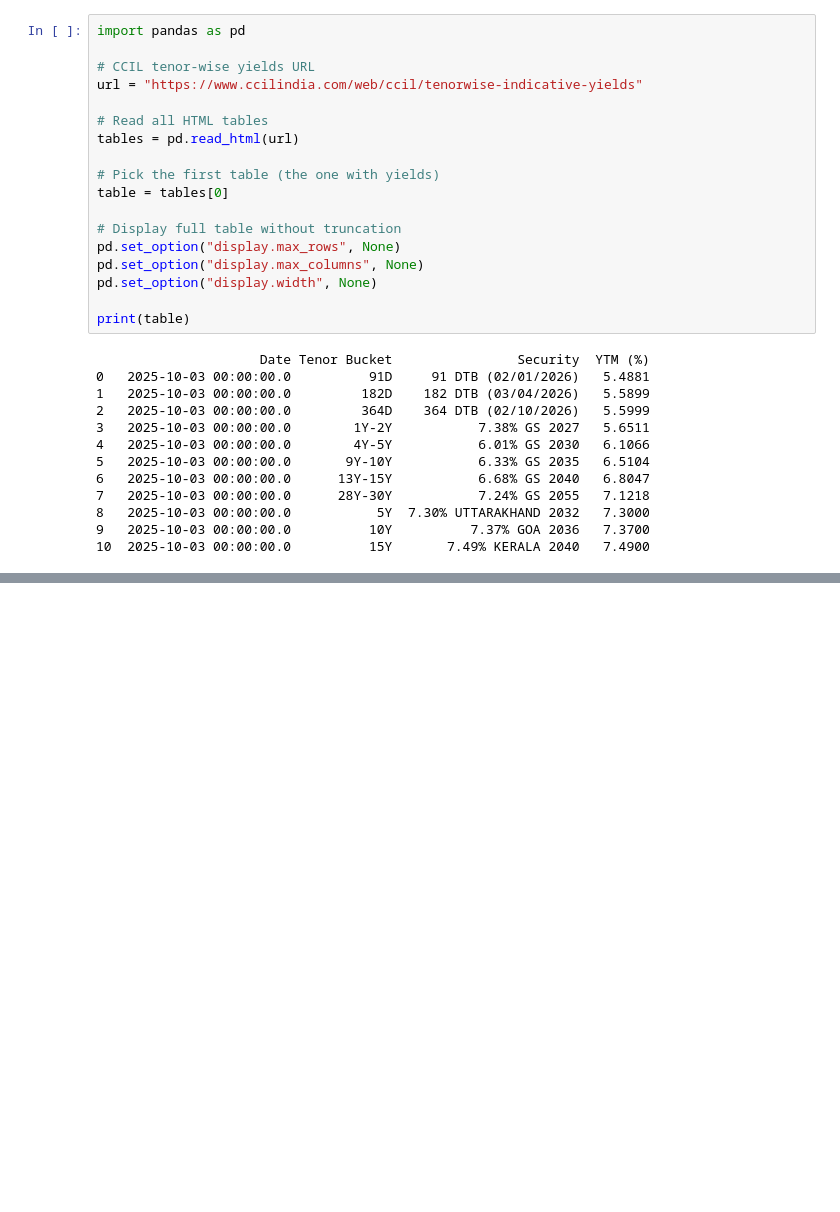
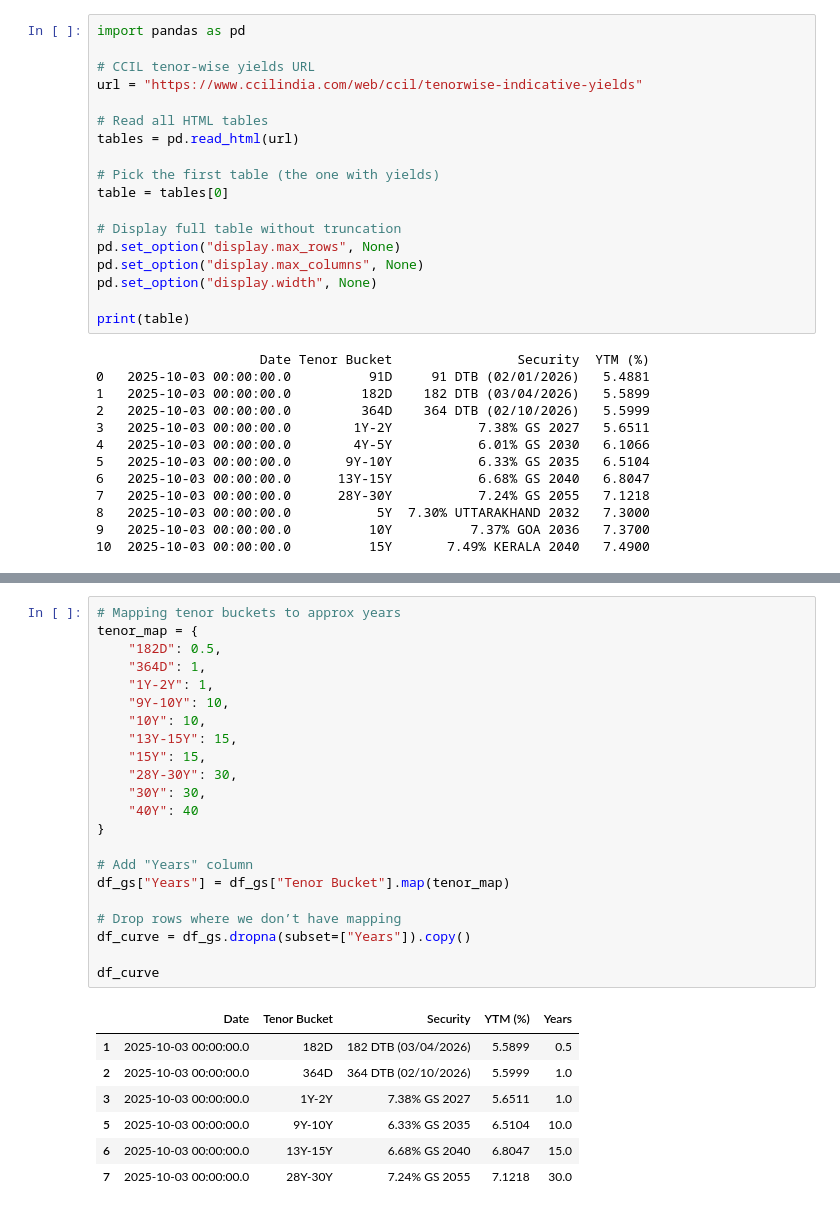
Before and after one commit to adas-quant/mscfe-gwp1-yieldcurve, a Jupyter notebook: notebooks/02_Task2_YieldCurve.ipynb, the cells around one changed output, grey strips where cells are left out. Cells and saved outputs as stored; diff of their text form; blank space fills up the shorter version.

```diff
--- a/notebooks/02_Task2_YieldCurve.ipynb
+++ b/notebooks/02_Task2_YieldCurve.ipynb
@@ -59,0 +98,30 @@ print(table)
+# %%
+# Mapping tenor buckets to approx years
+tenor_map = {
+    "182D": 0.5,
+    "364D": 1,
+    "1Y-2Y": 1,
+    "9Y-10Y": 10,
+    "10Y": 10,
+    "13Y-15Y": 15,
+    "15Y": 15,
+    "28Y-30Y": 30,
+    "30Y": 30,
+    "40Y": 40
+}
+
+# Add "Years" column
+df_gs["Years"] = df_gs["Tenor Bucket"].map(tenor_map)
+
+# Drop rows where we don’t have mapping
+df_curve = df_gs.dropna(subset=["Years"]).copy()
+
+df_curve
+# %% [output]
+|  | Date | Tenor Bucket | Security | YTM (%) | Years |
+| 1 | 2025-10-03 00:00:00.0 | 182D | 182 DTB (03/04/2026) | 5.5899 | 0.5 |
+| 2 | 2025-10-03 00:00:00.0 | 364D | 364 DTB (02/10/2026) | 5.5999 | 1.0 |
+| 3 | 2025-10-03 00:00:00.0 | 1Y-2Y | 7.38% GS 2027 | 5.6511 | 1.0 |
+| 5 | 2025-10-03 00:00:00.0 | 9Y-10Y | 6.33% GS 2035 | 6.5104 | 10.0 |
+| 6 | 2025-10-03 00:00:00.0 | 13Y-15Y | 6.68% GS 2040 | 6.8047 | 15.0 |
+| 7 | 2025-10-03 00:00:00.0 | 28Y-30Y | 7.24% GS 2055 | 7.1218 | 30.0 |
```
Also changed, not shown: parts of 4 cells of this notebook.
